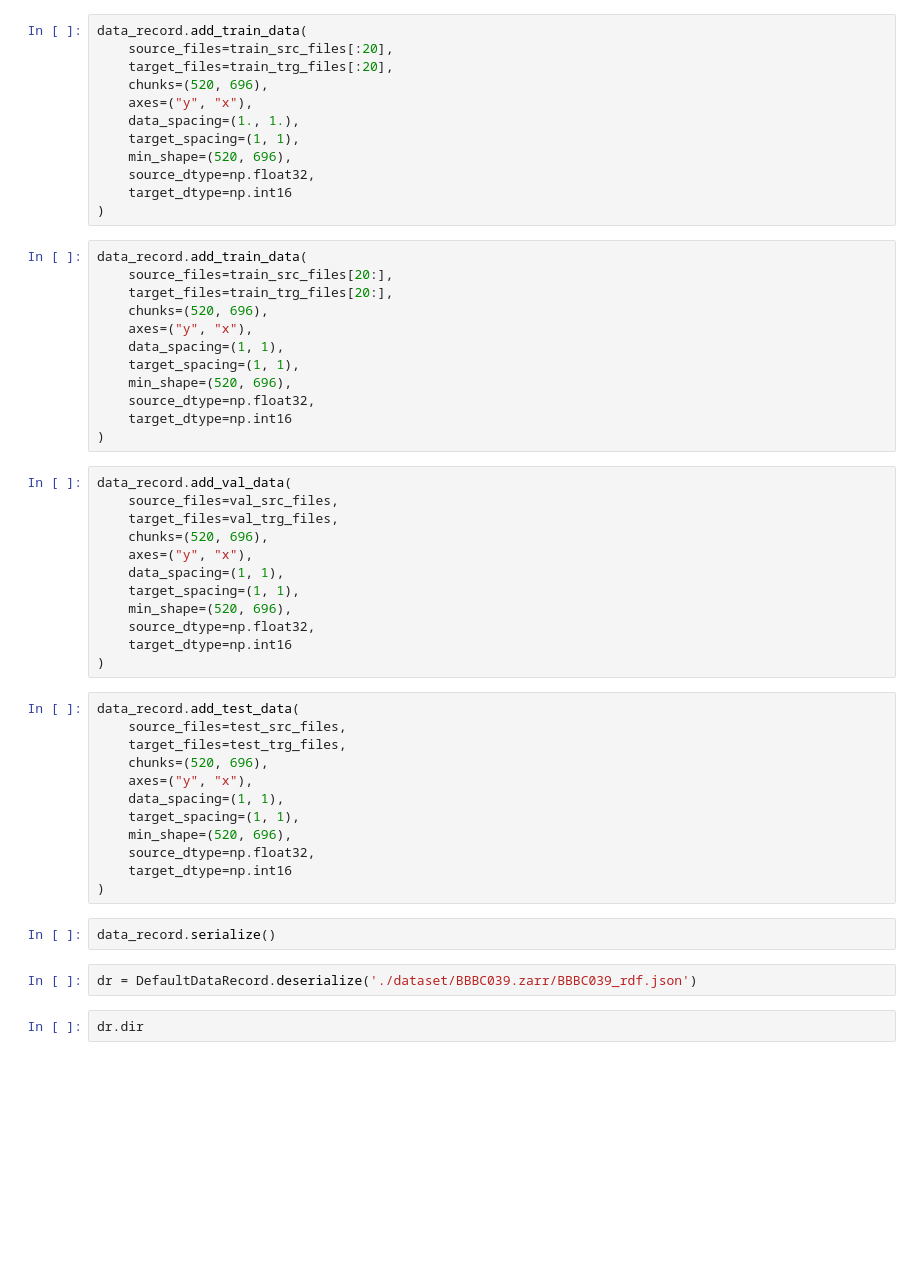
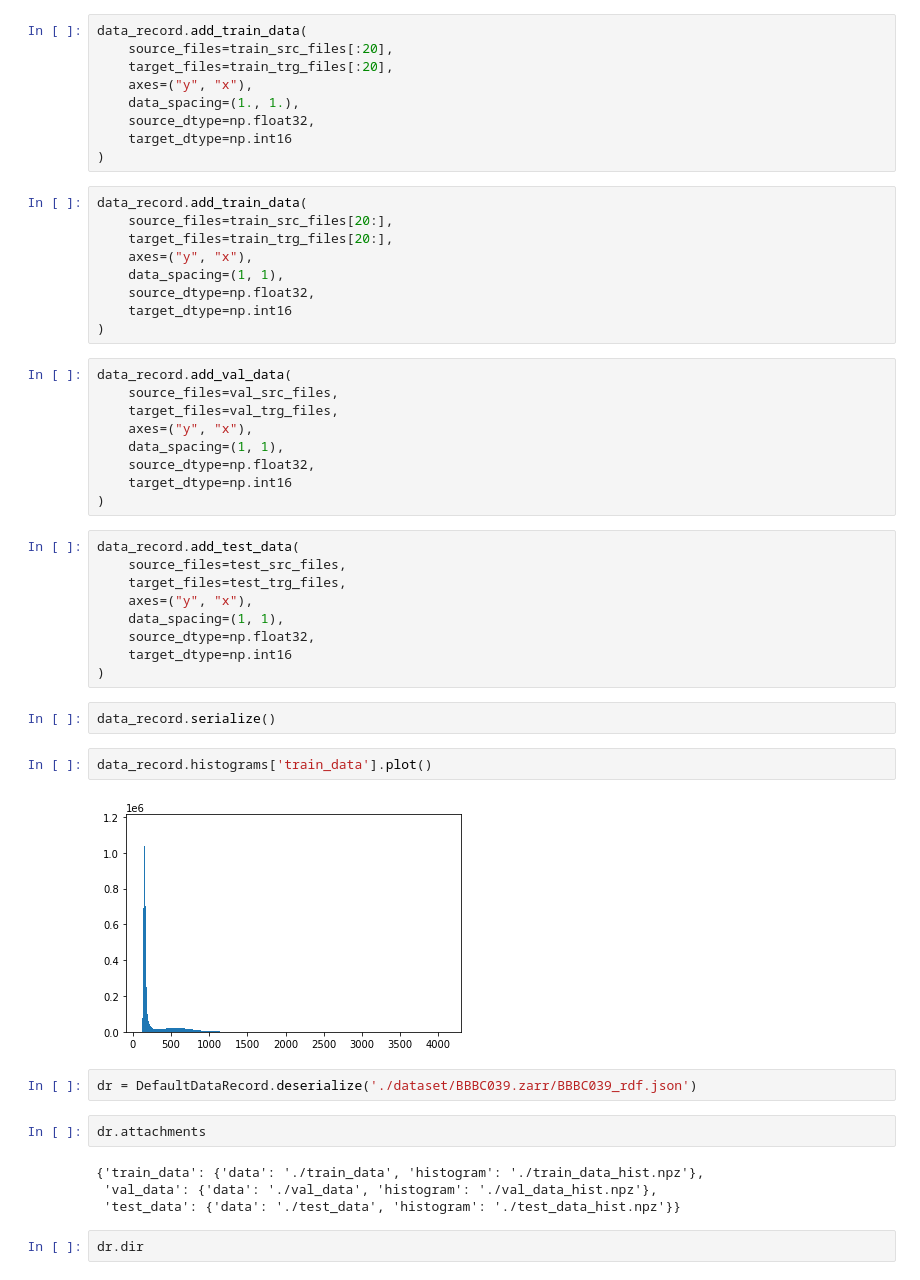
Before and after one commit to fmi-faim/faim-dl, a Jupyter notebook: example/Create DataRecord.ipynb, the cells around one changed output. Drawn from its saved outputs; the diff is of its cells as text; blank space fills up the shorter version.

```diff
--- a/example/Create DataRecord.ipynb
+++ b/example/Create DataRecord.ipynb
@@ -48,11 +51,8 @@ test_trg_files = [join('/home/tibuch/Data/broad/nuclei_U2OS/masks/', f) for f in
 data_record.add_train_data(
     source_files=train_src_files[:20],
     target_files=train_trg_files[:20],
-    chunks=(520, 696),
     axes=("y", "x"),
     data_spacing=(1., 1.),
-    target_spacing=(1, 1),
-    min_shape=(520, 696),
     source_dtype=np.float32,
     target_dtype=np.int16
 )
@@ -60,11 +60,8 @@ data_record.add_train_data(
 data_record.add_train_data(
     source_files=train_src_files[20:],
     target_files=train_trg_files[20:],
-    chunks=(520, 696),
     axes=("y", "x"),
     data_spacing=(1, 1),
-    target_spacing=(1, 1),
-    min_shape=(520, 696),
     source_dtype=np.float32,
     target_dtype=np.int16
 )
@@ -72,11 +69,8 @@ data_record.add_train_data(
 data_record.add_val_data(
     source_files=val_src_files,
     target_files=val_trg_files,
-    chunks=(520, 696),
     axes=("y", "x"),
     data_spacing=(1, 1),
-    target_spacing=(1, 1),
-    min_shape=(520, 696),
     source_dtype=np.float32,
     target_dtype=np.int16
 )
@@ -84,18 +78,25 @@ data_record.add_val_data(
 data_record.add_test_data(
     source_files=test_src_files,
     target_files=test_trg_files,
-    chunks=(520, 696),
     axes=("y", "x"),
     data_spacing=(1, 1),
-    target_spacing=(1, 1),
-    min_shape=(520, 696),
     source_dtype=np.float32,
     target_dtype=np.int16
 )
 # %%
 data_record.serialize()
+# %%
+data_record.histograms['train_data'].plot()
+# %% [output]
+[figure, added]
 # %%
 dr = DefaultDataRecord.deserialize('./dataset/BBBC039.zarr/BBBC039_rdf.json')
+# %%
+dr.attachments
+# %% [output]
+{'train_data': {'data': './train_data', 'histogram': './train_data_hist.npz'},
+ 'val_data': {'data': './val_data', 'histogram': './val_data_hist.npz'},
+ 'test_data': {'data': './test_data', 'histogram': './test_data_hist.npz'}}
 # %%
 dr.dir
 # %% [output]
```
Also changed, not shown: parts of 6 cells of this notebook, 13 other files.
